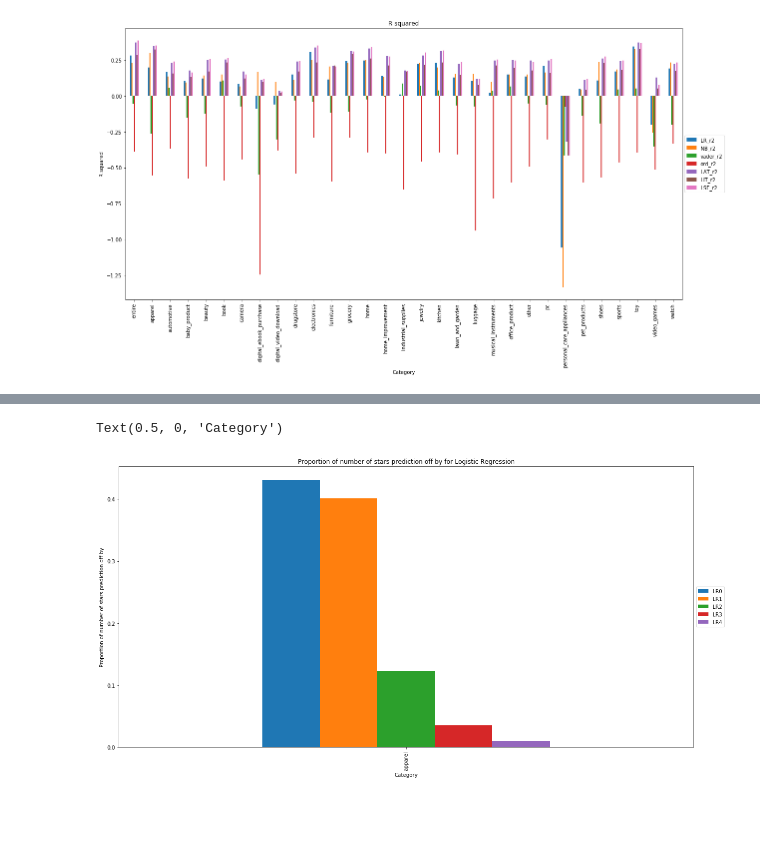
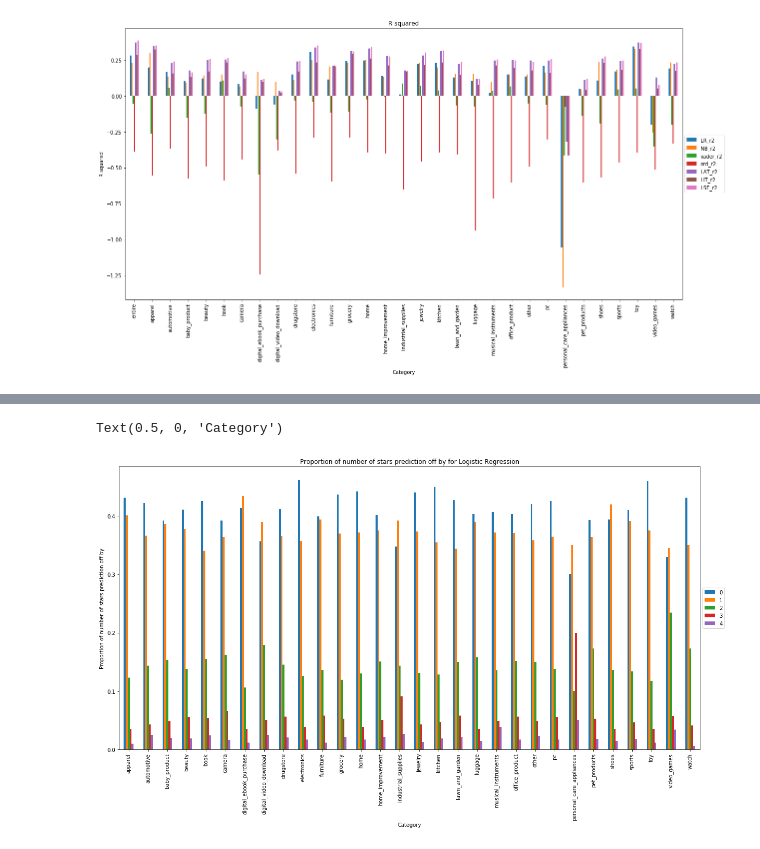
Before and after one commit to krithravi/review-prediction, a Jupyter notebook: graphing.ipynb, the cells around one changed output, grey strips where cells are left out. Drawn from its saved outputs; the diff is of its cells as text; code cells hidden in the pictures; blank space fills up the shorter version.

Commit message:
graphs!

```diff
--- a/graphing.ipynb
+++ b/graphing.ipynb
@@ -71,9 +87,11 @@ myDF
 # %%
-ax = myDF[["LR0", "LR1", "LR2", "LR3", "LR4"]].plot.bar(title = "Proportion of number of stars prediction off by for Logistic Regression", figsize=(20,10))
+mynewDF = myDF[["LR0", "LR1", "LR2", "LR3", "LR4"]]
+mynewDF.columns = ["0", "1", "2", "3", "4"]
+ax = mynewDF.plot.bar(title = "Proportion of number of stars prediction off by for Logistic Regression", figsize=(20,10))
 ax.legend(loc='center left', bbox_to_anchor=(1.0, 0.5));
 ax.set_ylabel("Proportion of number of stars prediction off by")
 ax.set_xlabel("Category")
 # %% [output]
 Text(0.5, 0, 'Category')
-[figure, old version]
+[figure, new version]
 # %%
```
Also changed, not shown: parts of 5 cells of this notebook, 2 other files.
